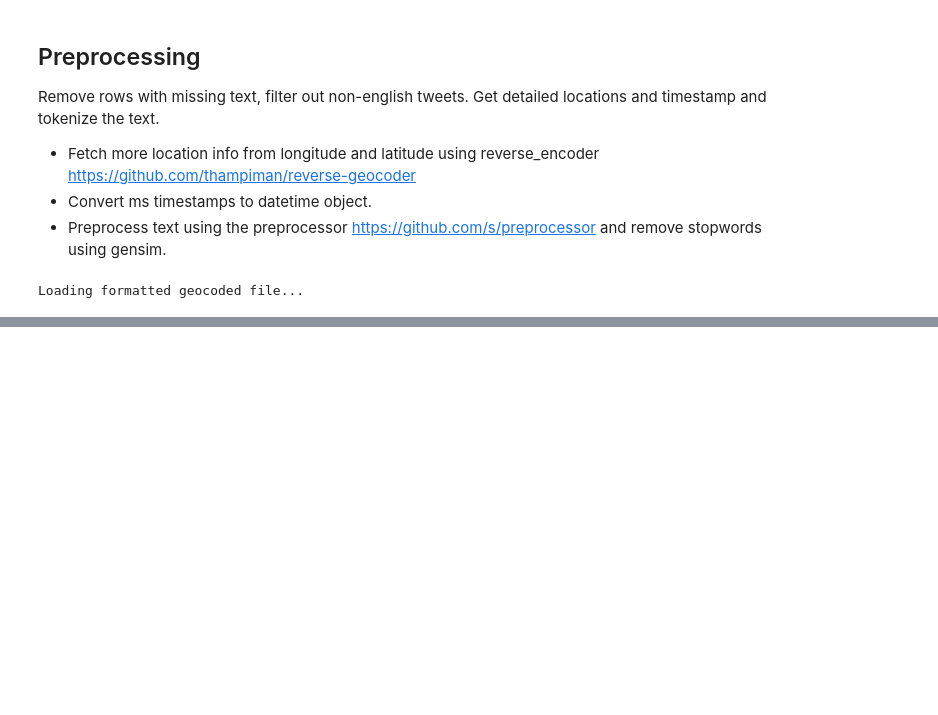
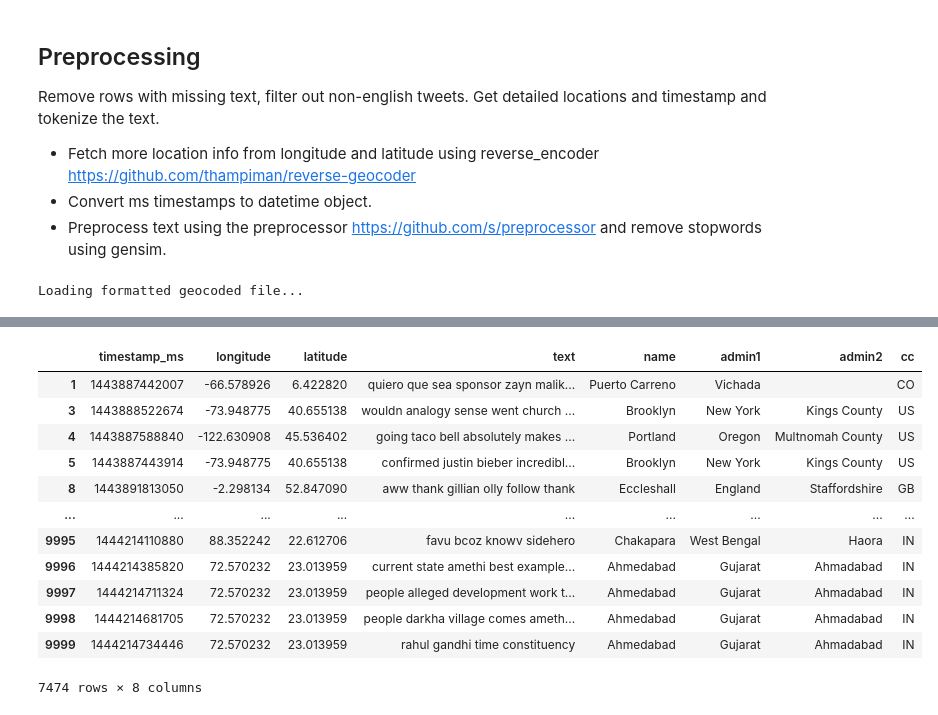
Before and after one commit to liseph/masterproject, a Jupyter notebook: Preprocessing.ipynb, the cells around one changed output, grey strips where cells are left out. Saved outputs shown, nothing was run; the diff lists cells and outputs as text; code cells hidden in the pictures; blank space fills up the shorter version.

```diff
--- a/Preprocessing.ipynb
+++ b/Preprocessing.ipynb
@@ -133,3 +106,27 @@ df
+# %%
+def remove_short_texts_f(df):
+    df['c'] = df['text'].apply(lambda x: len(x.split(" ")))
+    df = df.drop(df[df.c < 3].index)
+    df = df.drop(['c'], axis=1)
+    return df
+
+# Remove tweets with less than 3 words.
+df = parallelize_dataframe(df, remove_short_texts_f)
+df
+# %% [output]
+|  | timestamp_ms | longitude | latitude | text | name | admin1 | admin2 | cc |
+| 1 | 1443887442007 | -66.578926 | 6.422820 | quiero que sea sponsor zayn malik... | Puerto Carreno | Vichada |  | CO |
+| 3 | 1443888522674 | -73.948775 | 40.655138 | wouldn analogy sense went church ... | Brooklyn | New York | Kings County | US |
+| 4 | 1443887588840 | -122.630908 | 45.536402 | going taco bell absolutely makes ... | Portland | Oregon | Multnomah County | US |
+| 5 | 1443887443914 | -73.948775 | 40.655138 | confirmed justin bieber incredibl... | Brooklyn | New York | Kings County | US |
+| 8 | 1443891813050 | -2.298134 | 52.847090 | aww thank gillian olly follow thank | Eccleshall | England | Staffordshire | GB |
+| ... | ... | ... | ... | ... | ... | ... | ... | ... |
+| 9995 | 1444214110880 | 88.352242 | 22.612706 | favu bcoz knowv sidehero | Chakapara | West Bengal | Haora | IN |
+| 9996 | 1444214385820 | 72.570232 | 23.013959 | current state amethi best example... | Ahmedabad | Gujarat | Ahmadabad | IN |
+| 9997 | 1444214711324 | 72.570232 | 23.013959 | people alleged development work t... | Ahmedabad | Gujarat | Ahmadabad | IN |
+| 9998 | 1444214681705 | 72.570232 | 23.013959 | people darkha village comes ameth... | Ahmedabad | Gujarat | Ahmadabad | IN |
+| 9999 | 1444214734446 | 72.570232 | 23.013959 | rahul gandhi time constituency | Ahmedabad | Gujarat | Ahmadabad | IN |
+7474 rows × 8 columns
 # %%
 df = df.drop(df[df.text == ''].index)
 # %%
```
Also changed, not shown: parts of 9 cells of this notebook, 21 other files.
